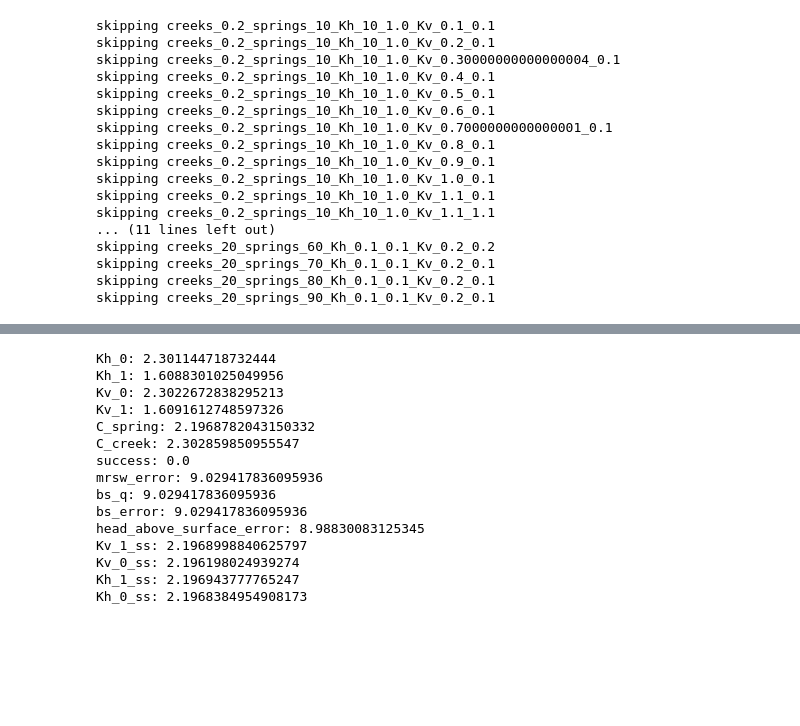
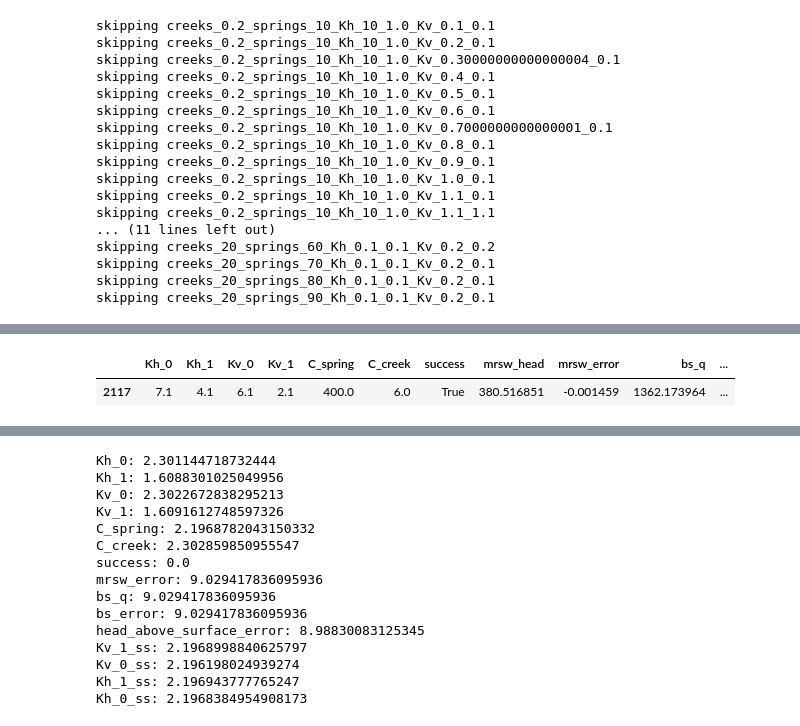
Before and after one commit to jhuang523/UMNBearSpring, a Jupyter notebook: EPM/steady_state/EPM.ipynb, the cells around one changed output, grey strips where cells are left out. Cells and saved outputs as stored; diff of their text form; code cells hidden in the pictures; blank space fills up the shorter version.

```diff
--- a/EPM/steady_state/EPM.ipynb
+++ b/EPM/steady_state/EPM.ipynb
@@ -384,3 +365,8 @@ results
+# %%
+results[abs(results.mrsw_error) == abs(results.mrsw_error).min()]
+# %% [output]
+|  | Kh_0 | Kh_1 | Kv_0 | Kv_1 | C_spring | C_creek | success | mrsw_head | mrsw_error | bs_q | ... |
+| 2117 | 7.1 | 4.1 | 6.1 | 2.1 | 400.0 | 6.0 | True | 380.516851 | -0.001459 | 1362.173964 | ... |
 # %%
 results[abs(results.bs_error) == abs(results.bs_error).min()]
 # %% [output]
```
Also changed, not shown: parts of 26 cells of this notebook, 9 other files.
